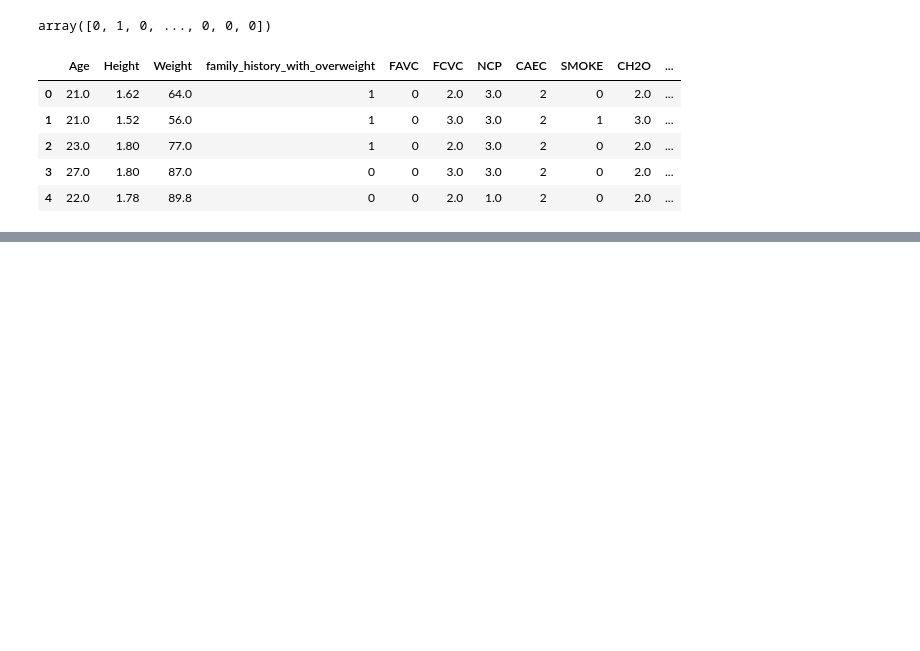
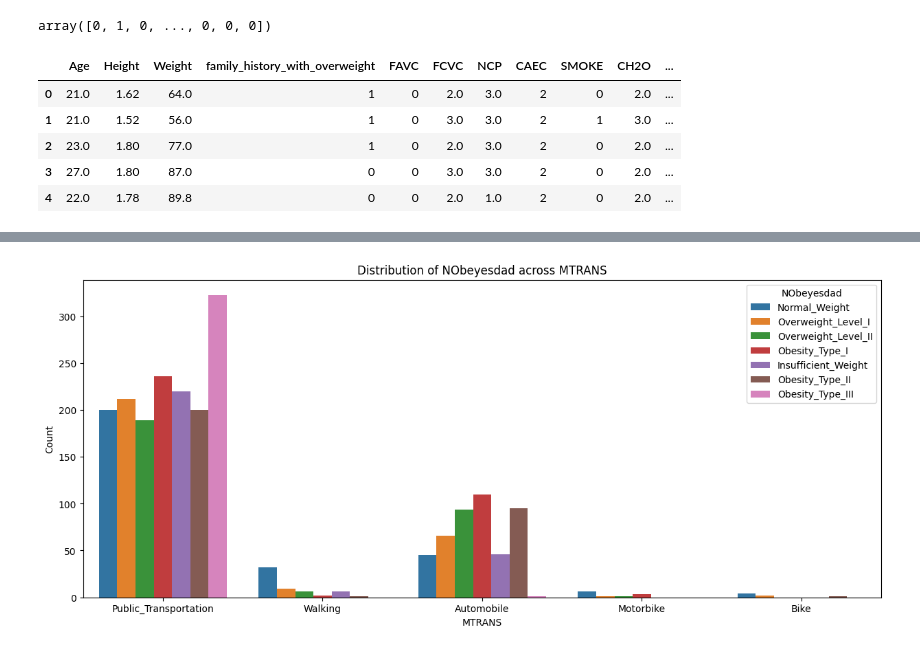
Before and after one commit to tinkuhore/FSDS-Final-Assesment, a Jupyter notebook: machine_learning/question2.ipynb, the cells around one changed output, grey strips where cells are left out. Cells and saved outputs as stored; diff of their text form; code cells hidden in the pictures; blank space fills up the shorter version.

```diff
--- a/machine_learning/question2.ipynb
+++ b/machine_learning/question2.ipynb
@@ -391,0 +475,6 @@ df.head()
+# %%
+# Encoding the 'family_history_with_overweight' column
+df['CALC'] = scc_encoded
+
+# Updated Dataframe
+df.head()
@@ -391,0 +510,14 @@ df.head()
+# %%
+# Create a bar plot to compare MTRANS and NObeyesdad
+plt.figure(figsize=(15,6))
+sns.countplot(x='MTRANS', hue='NObeyesdad', data=df, )
+
+# Set the labels and title
+plt.xlabel('MTRANS')
+plt.ylabel('Count')
+plt.title('Distribution of NObeyesdad across MTRANS')
+
+# Show the plot
+plt.show()
+# %% [output]
+[figure, added]
```
Also changed, not shown: parts of 50 cells of this notebook.
